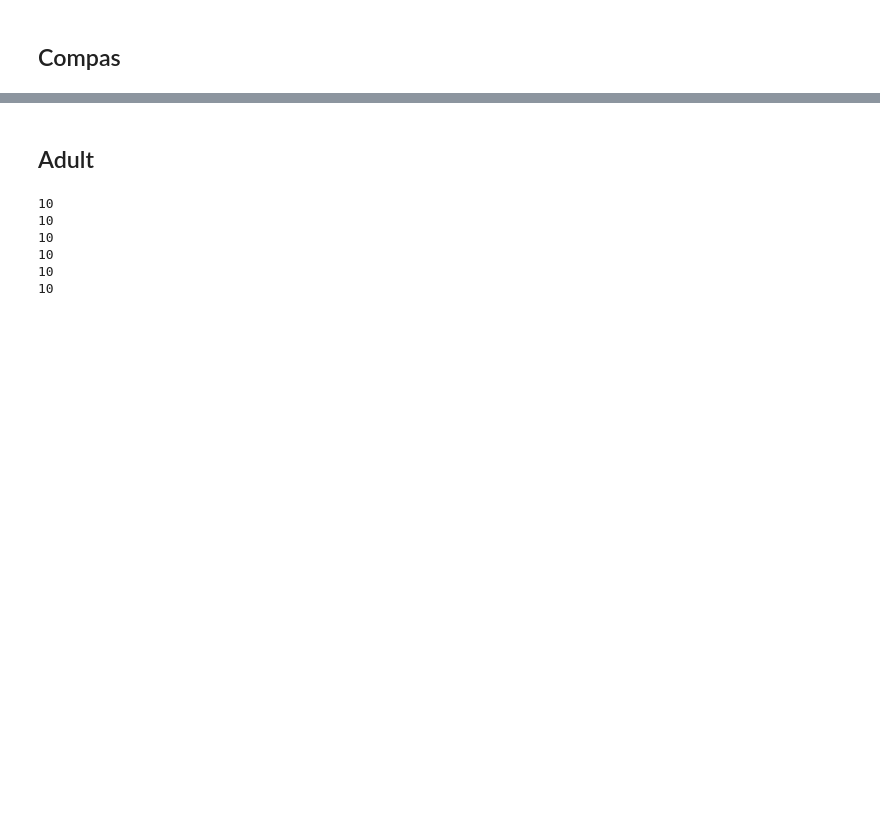
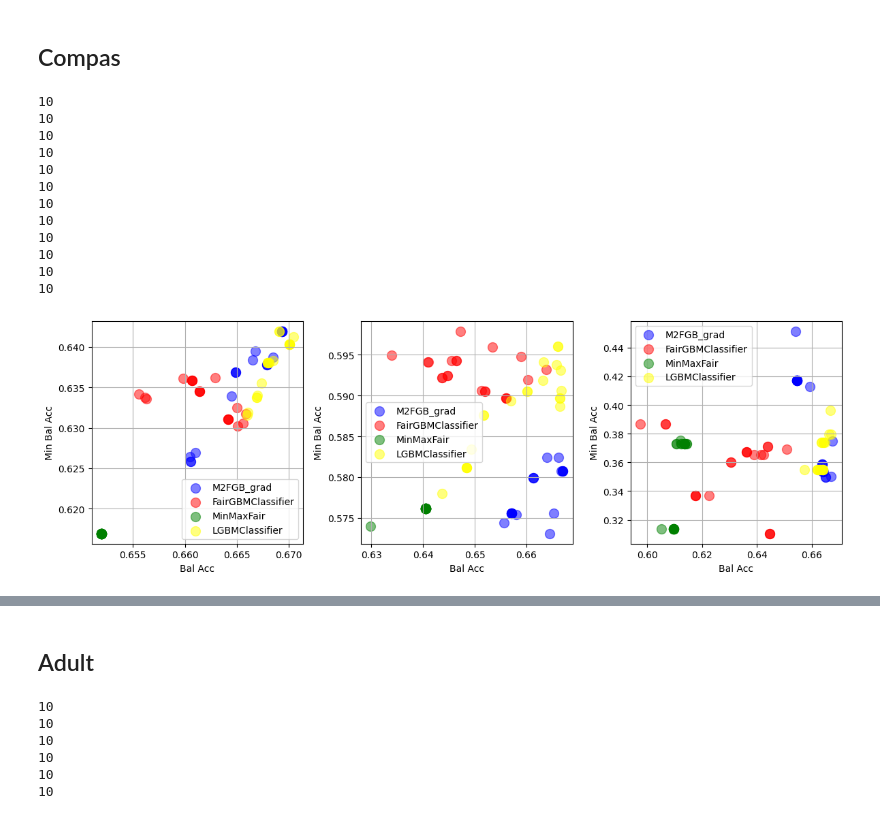
Before and after one commit to hiaac-finance/m2fgb, a Jupyter notebook: notebooks/analyze_results_new.ipynb, the cells around one changed output, grey strips where cells are left out. Cells and saved outputs as stored; diff of their text form; code cells hidden in the pictures; blank space fills up the shorter version.

```diff
--- a/notebooks/analyze_results_new.ipynb
+++ b/notebooks/analyze_results_new.ipynb
@@ -94,5 +147,59 @@ plt.show()
 # %% [markdown]
 ## Compas
+# %%
+fig, axs = plt.subplots(nrows = 1, ncols = 3, figsize = (12, 4))
+
+
+dataset_name = "compas"
+methods = [
+    "M2FGB_grad",
+    "FairGBMClassifier",
+    "MinMaxFair",
+    "LGBMClassifier"
+]
+colors = {
+    "M2FGB_grad" : "blue",
+    "FairGBMClassifier" : "red",
+    "MinMaxFair" : "green",
+    "LGBMClassifier" : "yellow",
+}
+for i, n_groups in enumerate([2, 4, 8]):
+    for model_name in methods:
+        path = f"../results/experiment_{n_groups}_groups/{dataset_name}/{model_name}/"
+        results = get_result_dataframe(dataset_name, model_name, path)
+
+
+        axs[i].scatter(
+            results.bal_acc,
+            results.min_bal_acc,
+            c = colors[model_name],
+            s = 100,
+            alpha = 0.5,
+            label = model_name
+        )
+
+
+    axs[i].legend()
+    axs[i].set_xlabel("Bal Acc")
+    axs[i].set_ylabel("Min Bal Acc")
+    axs[i].grid(True)
+
+plt.tight_layout()
+plt.show()
+# %% [output]
+10
+10
+10
+10
+10
+10
+10
+10
+10
+10
+10
+10
+[figure, added]
 # %%
 fig, axs = plt.subplots(nrows = 1, ncols = 3, figsize = (12, 4), sharex = True, sharey = True)
 
```
Also changed, not shown: parts of 14 cells of this notebook, 2 other files.
